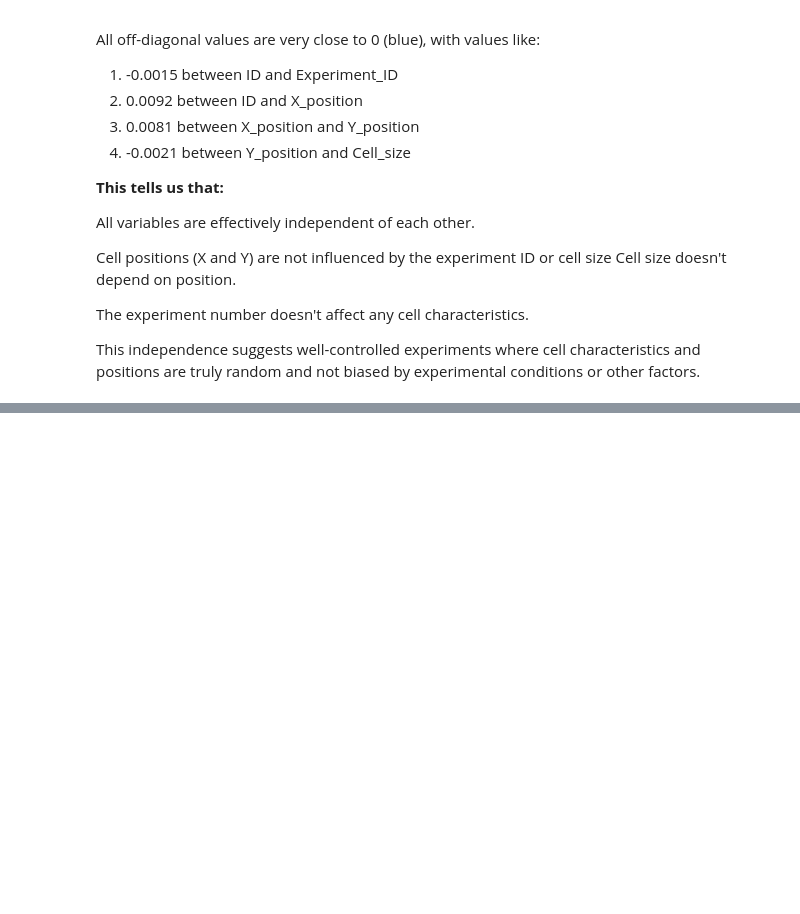
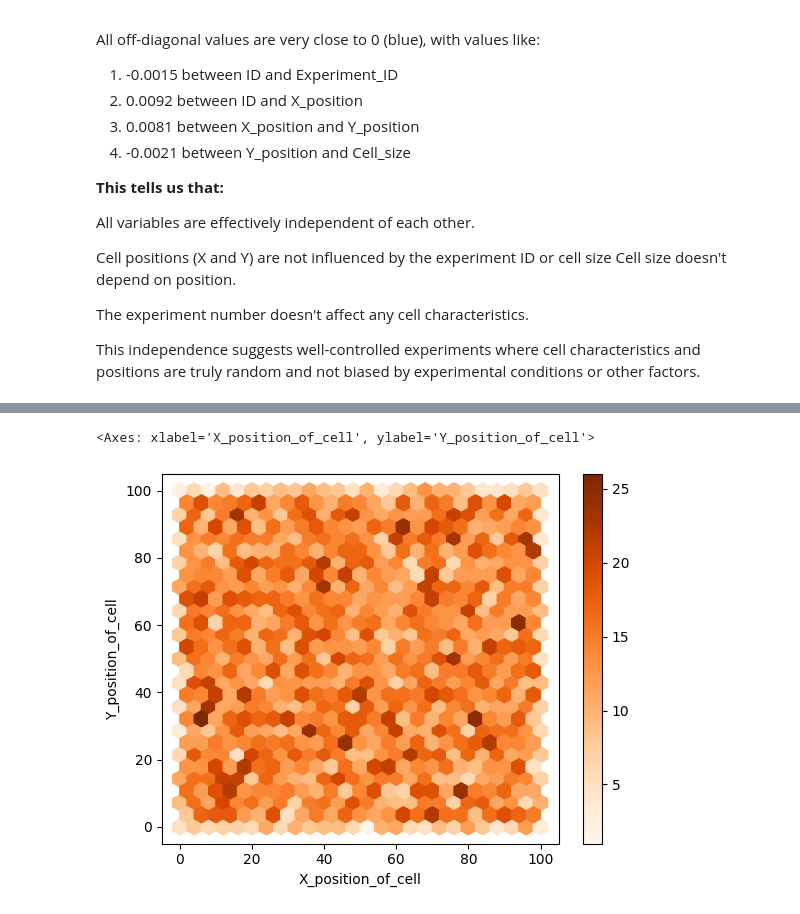
Before and after one commit to Sanarazaaa/Pandas-for-Biologist, a Jupyter notebook: Data_Visualization_Using_Pandas.ipynb, the cells around one changed output, grey strips where cells are left out. Cells and saved outputs as stored; diff of their text form; code cells hidden in the pictures; blank space fills up the shorter version.

```diff
--- a/Data_Visualization_Using_Pandas.ipynb
+++ b/Data_Visualization_Using_Pandas.ipynb
@@ -172,0 +202,7 @@ This independence suggests well-controlled experiments where cell characteristic
+# %%
+#  Hexagonal Bins plot.
+# Hexagonal binning helps manage dense datasets by using hexagons instead of individual points. It’s useful for visualizing large datasets where points may overlap
+df.plot.hexbin(x='X_position_of_cell', y='Y_position_of_cell', gridsize=25, cmap='Oranges')
+# %% [output]
+<Axes: xlabel='X_position_of_cell', ylabel='Y_position_of_cell'>
+[figure, added]
```
Also changed, not shown: parts of 7 cells of this notebook.
